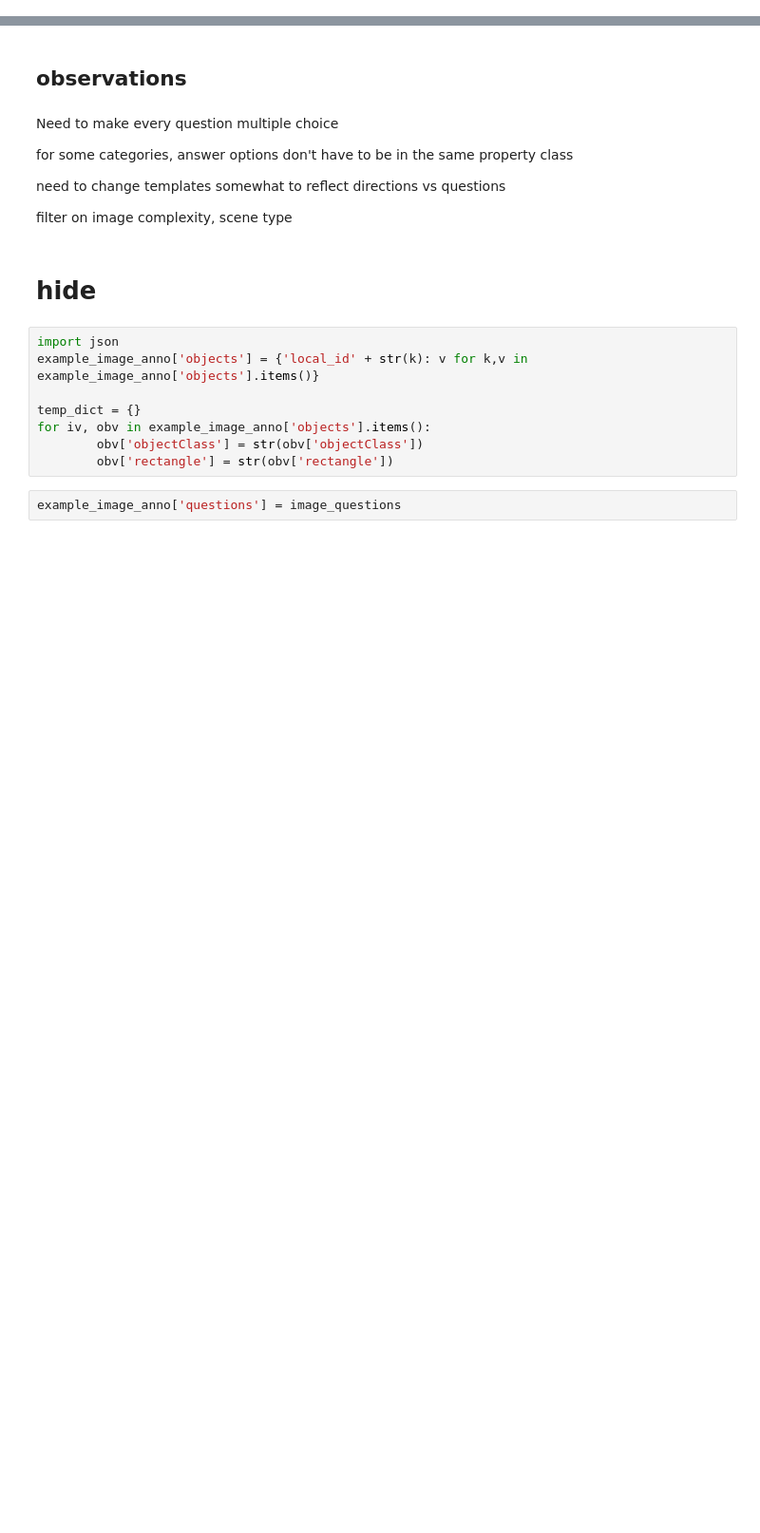
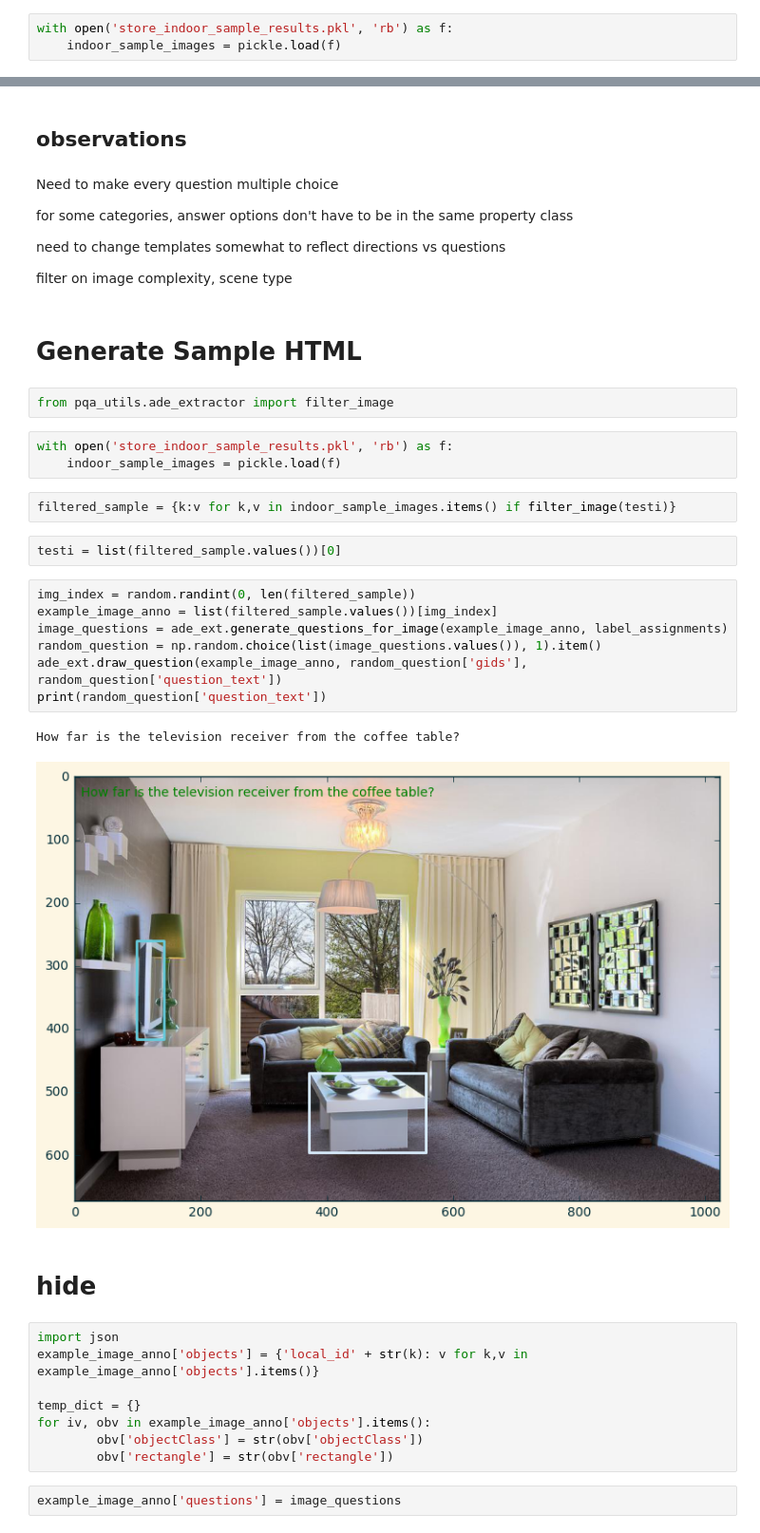
Before and after one commit to drschwenk/pqa_notebooks, a Jupyter notebook: ade_image_selection.ipynb, the cells around one changed output, grey strips where cells are left out. Shown at 95% size. Saved outputs shown, nothing was run; the diff lists cells and outputs as text; blank space fills up the shorter version.

Commit message:
filtered indoor sample to work with

```diff
--- a/ade_image_selection.ipynb
+++ b/ade_image_selection.ipynb
@@ -61,5 +63,8 @@ import pickle
 with open('store_combined_results.pkl', 'rb') as f:
     combined_results = pickle.load(f)
+# %%
+with open('store_indoor_sample_results.pkl', 'rb') as f:
+    indoor_sample_images = pickle.load(f)
 # %% [markdown]
 ## ADE
 # %%
@@ -633,6 +638,27 @@ for some categories, answer options don't have to be in the same property class
 need to change templates somewhat to reflect directions vs questions
 
 filter on image complexity, scene type
+# %% [markdown]
+# Generate Sample HTML
+# %%
+from pqa_utils.ade_extractor import filter_image
+# %%
+with open('store_indoor_sample_results.pkl', 'rb') as f:
+    indoor_sample_images = pickle.load(f)
+# %%
+filtered_sample = {k:v for k,v in indoor_sample_images.items() if filter_image(testi)}
+# %%
+testi = list(filtered_sample.values())[0]
+# %%
+img_index = random.randint(0, len(filtered_sample))
+example_image_anno = list(filtered_sample.values())[img_index]
+image_questions = ade_ext.generate_questions_for_image(example_image_anno, label_assignments)
+random_question = np.random.choice(list(image_questions.values()), 1).item()
+ade_ext.draw_question(example_image_anno, random_question['gids'], random_question['question_text'])
+print(random_question['question_text'])
+# %% [output]
+How far is the television receiver from the coffee table?
+[figure, added]
 # %% [markdown]
 # hide
 # %%
```
Also changed, not shown: parts of 5 cells of this notebook.
